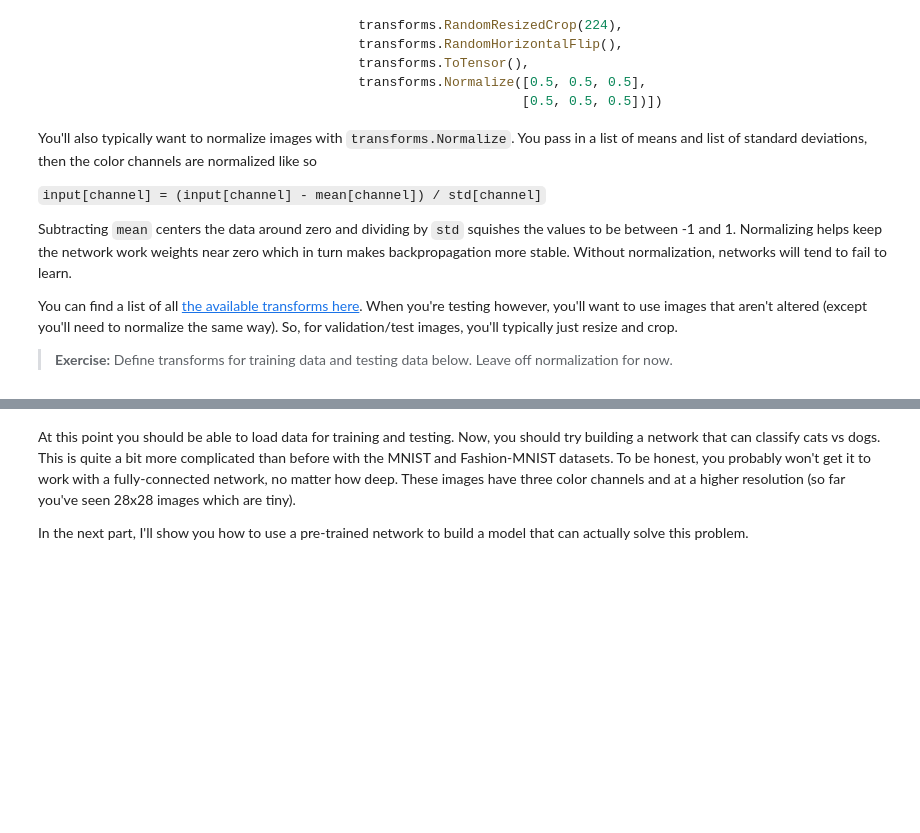
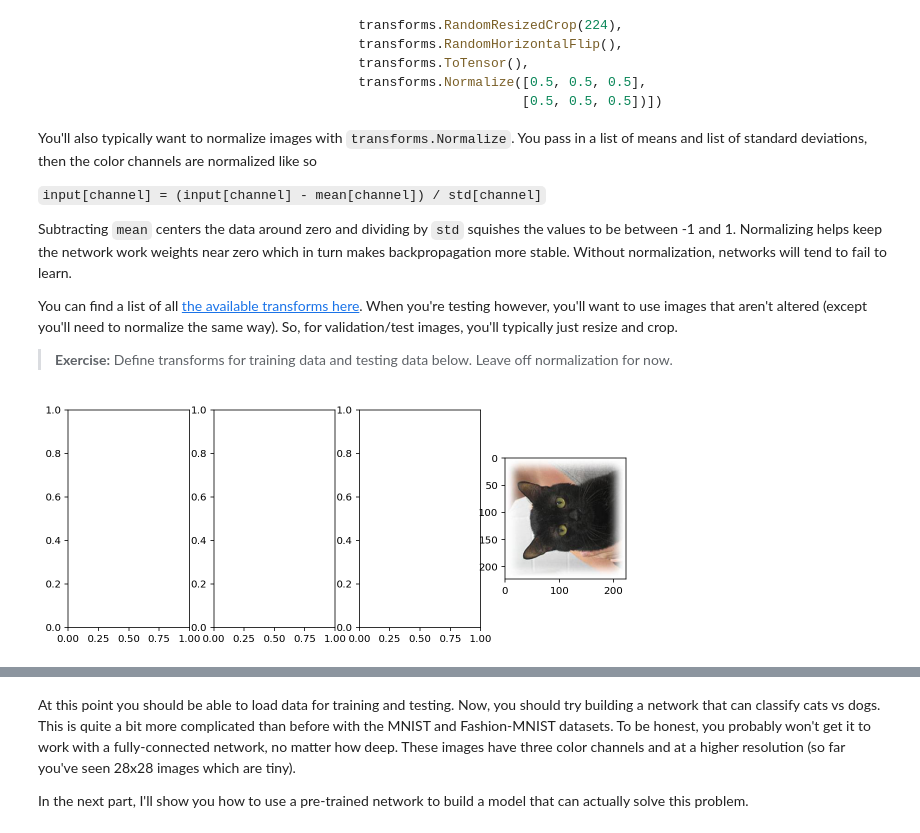
Before and after one commit to mostafa-ja/intro-to-pytorch, a Jupyter notebook: Part 7 - Loading Image Data (Exercises).ipynb, the cells around one changed output, grey strips where cells are left out. Saved outputs shown, nothing was run; the diff lists cells and outputs as text; code cells hidden in the pictures; blank space fills up the shorter version.

```diff
--- a/Part 7 - Loading Image Data (Exercises).ipynb
+++ b/Part 7 - Loading Image Data (Exercises).ipynb
@@ -139,9 +139,14 @@ You can find a list of all [the available transforms here](http://pytorch.org/do
 data_dir = 'Cat_Dog_data'
 
 # TODO: Define transforms for the training data and testing data
-train_transforms =
+train_transforms = transforms.Compose([transforms.RandomRotation(30),
+                                       transforms.RandomResizedCrop(224),
+                                       transforms.RandomHorizontalFlip(),
+                                       transforms.ToTensor()])
 
-test_transforms =
+test_transforms = transforms.Compose([transforms.Resize(255),
+                                      transforms.CenterCrop(224),
+                                      transforms.ToTensor()])
 
 
 # Pass transforms in here, then run the next cell to see how the transforms look
@@ -153,12 +158,14 @@ testloader = torch.utils.data.DataLoader(test_data, batch_size=32)
 # %%
 # change this to the trainloader or testloader
 data_iter = iter(testloader)
 
 images, labels = next(data_iter)
 fig, axes = plt.subplots(figsize=(10,4), ncols=4)
 for ii in range(4):
-    ax = axes[ii]
-    helper.imshow(images[ii], ax=ax, normalize=False)
+
+    plt.imshow(images[ii].T)
+# %% [output]
+[figure, added]
 # %% [markdown]
 Your transformed images should look something like this.
 
```
